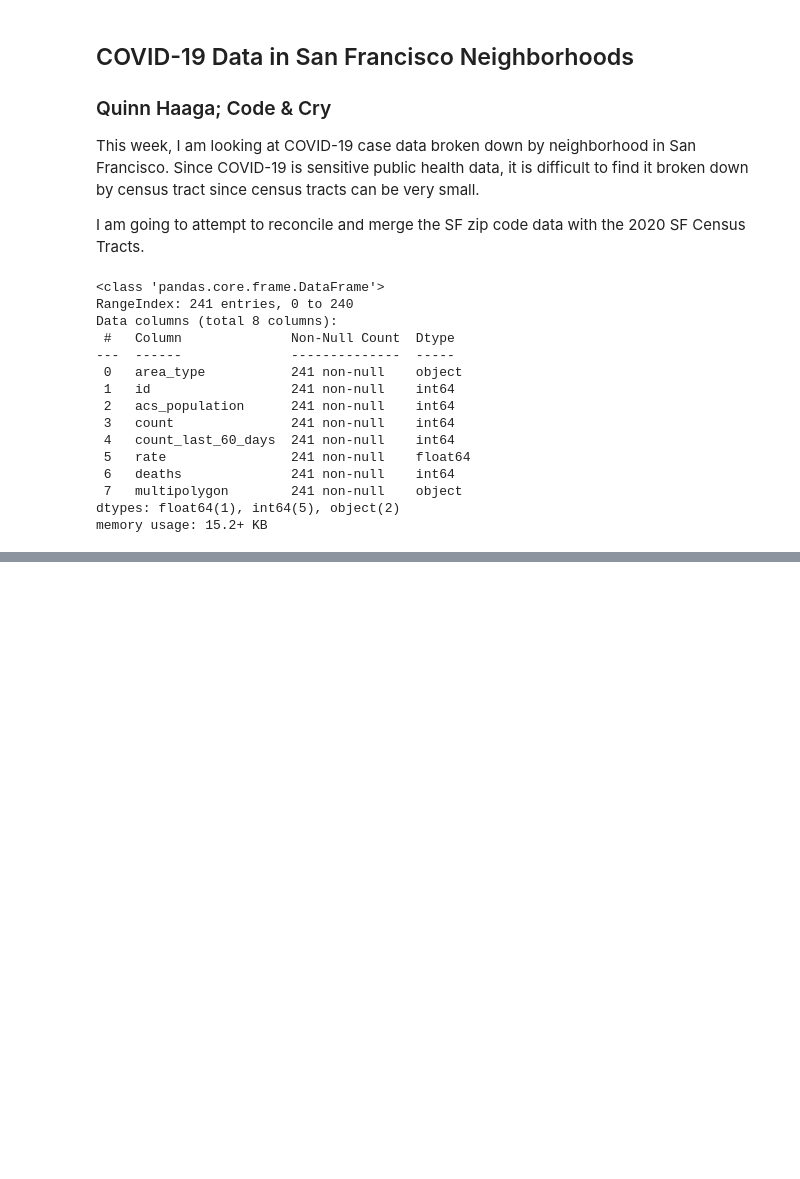
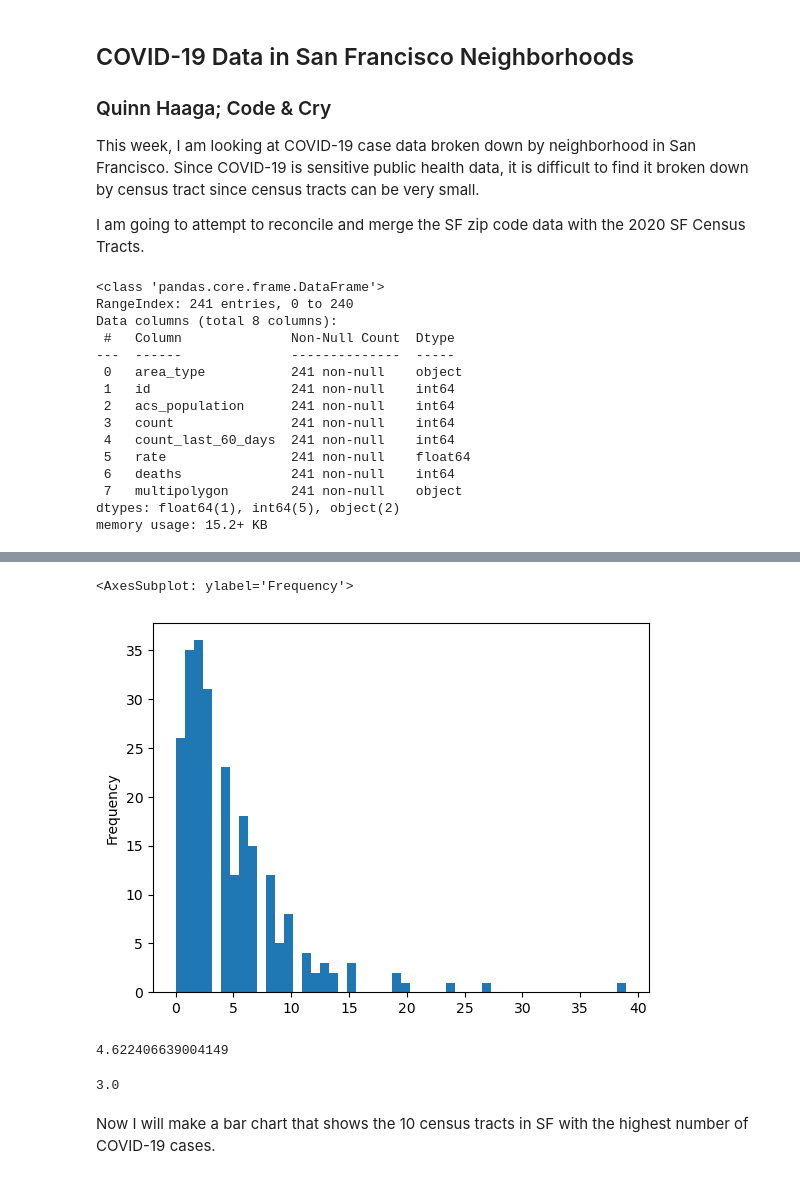
Before and after one commit to QHAAGA/UP221-QUINN, a Jupyter notebook: week04/week04 COVID-19 Data and Health Insurance.ipynb, the cells around one changed output, grey strips where cells are left out. Drawn from its saved outputs; the diff is of its cells as text; code cells hidden in the pictures; blank space fills up the shorter version.

```diff
--- a/week04/week04 COVID-19 Data and Health Insurance.ipynb
+++ b/week04/week04 COVID-19 Data and Health Insurance.ipynb
@@ -59,7 +59,7 @@ Name: id, dtype: int64
 # %%
 # add leading zeros because I can see this column does not have them
 df = pd.read_csv(
-    'week04 data/COVID-19 Census Data.csv',
+    'week04 data/COVID-19 Data SF.csv',
     dtype=
     {
         'id':str,
@@ -96,0 +152,3 @@ Name: area_type, dtype: object
+# %%
+#renaming the COVID-19 data file column from id to FIPS
+df = df.rename(columns={'id': 'FIPS'})
@@ -96,0 +177,18 @@ Name: area_type, dtype: object
+# %%
+# plot it as a histogram with 50 bins showing the frequency of COVID-19 case counts.
+df['deaths'].plot.hist(bins=50)
+# %% [output]
+<AxesSubplot: ylabel='Frequency'>
+[figure, added]
+# %%
+# What is the mean number of COVID-19 related deaths?
+df['deaths'].mean()
+# %% [output]
+4.622406639004149
+# %%
+# What is the median number of COVID-19 related deaths?
+df['deaths'].median()
+# %% [output]
+3.0
+# %% [markdown]
+Now I will make a bar chart that shows the 10 census tracts in SF with the highest number of COVID-19 cases.
```
Also changed, not shown: parts of 23 cells of this notebook, 2 other files.
